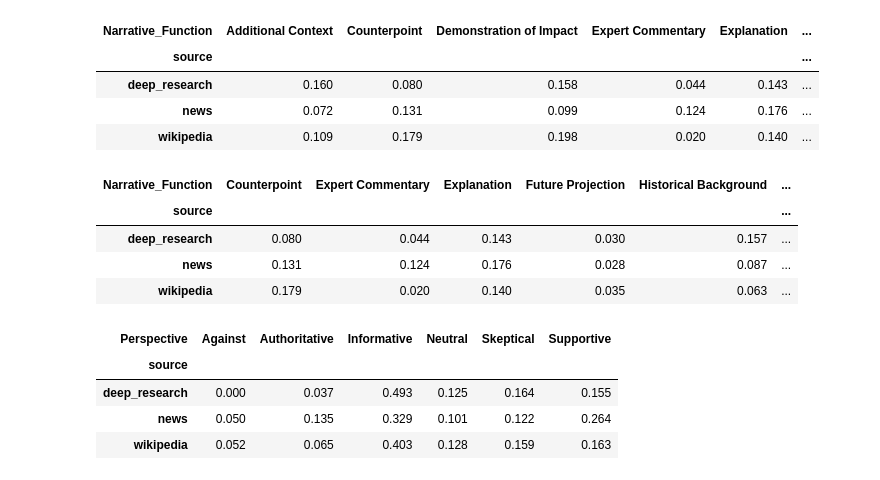
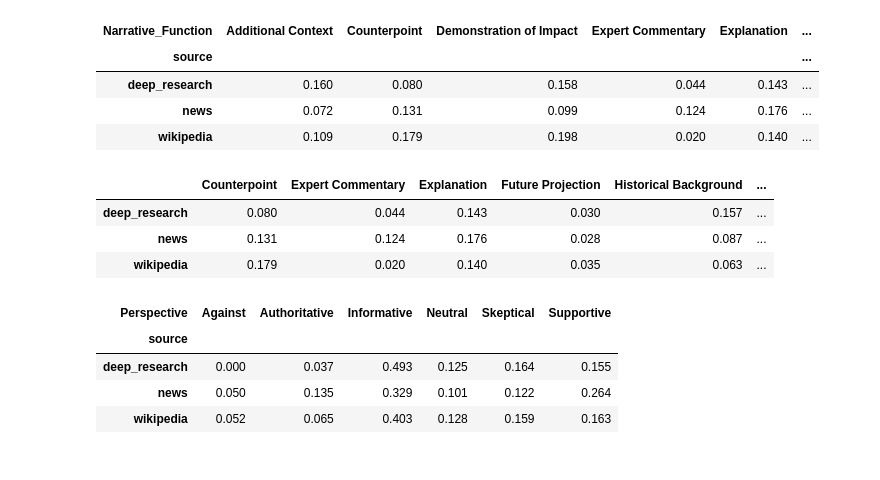
Before and after one commit to alex2awesome/deep-research-exploration, a Jupyter notebook: notebooks/2025-06-09__label-sources.ipynb, the cells around one changed output. Saved outputs shown, nothing was run; the diff lists cells and outputs as text; code cells hidden in the pictures.

```diff
--- a/notebooks/2025-06-09__label-sources.ipynb
+++ b/notebooks/2025-06-09__label-sources.ipynb
@@ -48,38 +48,50 @@ t = h.all_annotated_citations_df.pipe(h.analyze_column, 'Narrative_Function').dr
 import pandas as pd
 import matplotlib.pyplot as plt
 import matplotlib.colors as mcolors
 from pandas import IndexSlice as idx
 ratios = t.pipe(lambda df: (df+ .05).div(df.loc["deep_research"] + .05, axis=1))
 vmin, vmax = ratios.min().min(), ratios.max().max()
 cmap = plt.cm.RdYlGn
 norm = mcolors.TwoSlopeNorm(vmin=vmin, vcenter=1, vmax=vmax)
 
 # (3) build the styler
 from pandas import IndexSlice as idx
 
 def color_news_wiki(row):
     if row.name in ["news","wikipedia"]:
         # map each cell’s ratio -> hex color
         return [
             f"background-color: {mcolors.to_hex(cmap(norm(ratios.at[row.name, col])))}"
             for col in row.index
         ]
     else:
         # deep_research stays uncolored
         return [""] * len(row)
 
+
+
+# Save the styled DataFrame to a PNG file
+
+# Remove 'Narrative_Function' from the index name
+t.index.name = None
+
+# Add '\n' for whitespace in column names
+t.columns = [col.replace(' ', '\n') for col in t.columns]
+
 styler = (
     t.style
       .format(precision=3, na_rep='')
       .apply(color_news_wiki, axis=1)
 )
 
-# Save the styled DataFrame to a PNG file
-# await h.generate_image_async(styler, '../figures/narrative_function_ratios.png')
-# styler
+# Ensure the header line-split applies for generate_image_async
+# Add '\n' for whitespace in column names
+styler.columns = styler.columns.str.replace(' ', '<br>')
+
+await h.generate_image_async(styler, '../figures/narrative_function_ratios.png')
+styler
 # %% [output]
-| Narrative_Function | Counterpoint | Expert Commentary | Explanation | Future Projection | Historical Background | ... |
-| source |  |  |  |  |  | ... |
+|  | Counterpoint | Expert Commentary | Explanation | Future Projection | Historical Background | ... |
 | deep_research | 0.080 | 0.044 | 0.143 | 0.030 | 0.157 | ... |
 | news | 0.131 | 0.124 | 0.176 | 0.028 | 0.087 | ... |
 | wikipedia | 0.179 | 0.020 | 0.140 | 0.035 | 0.063 | ... |
```
Also changed, not shown: 1 other file.
